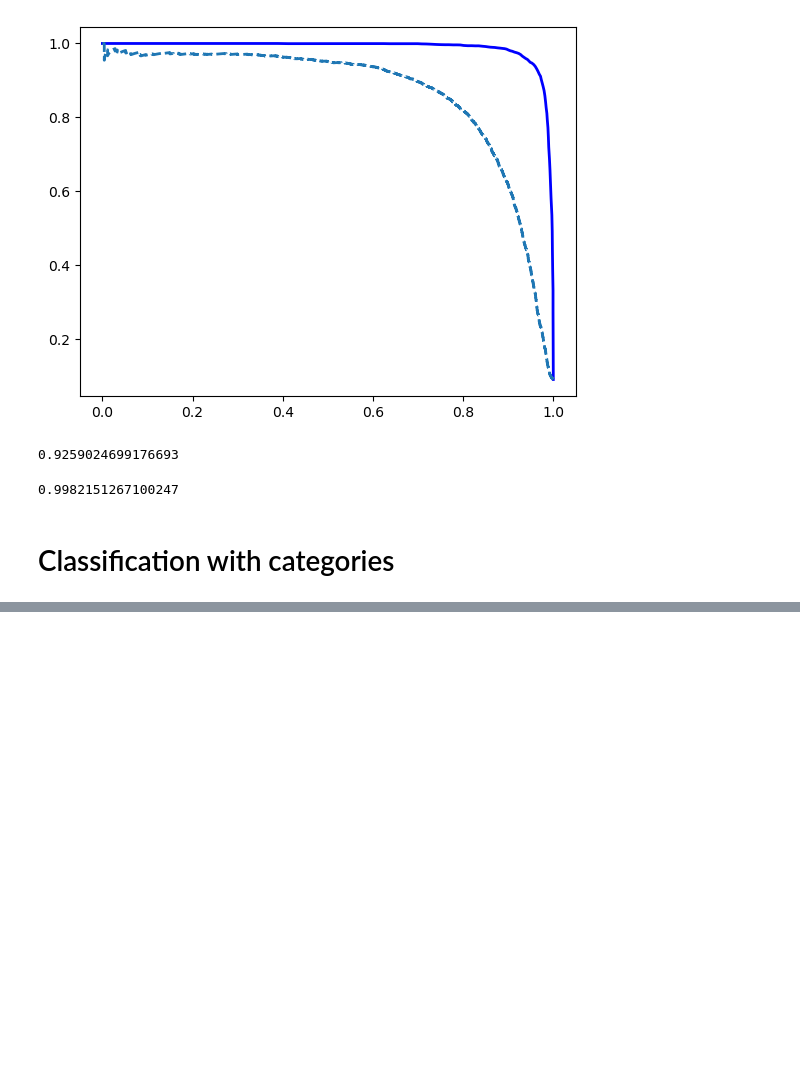
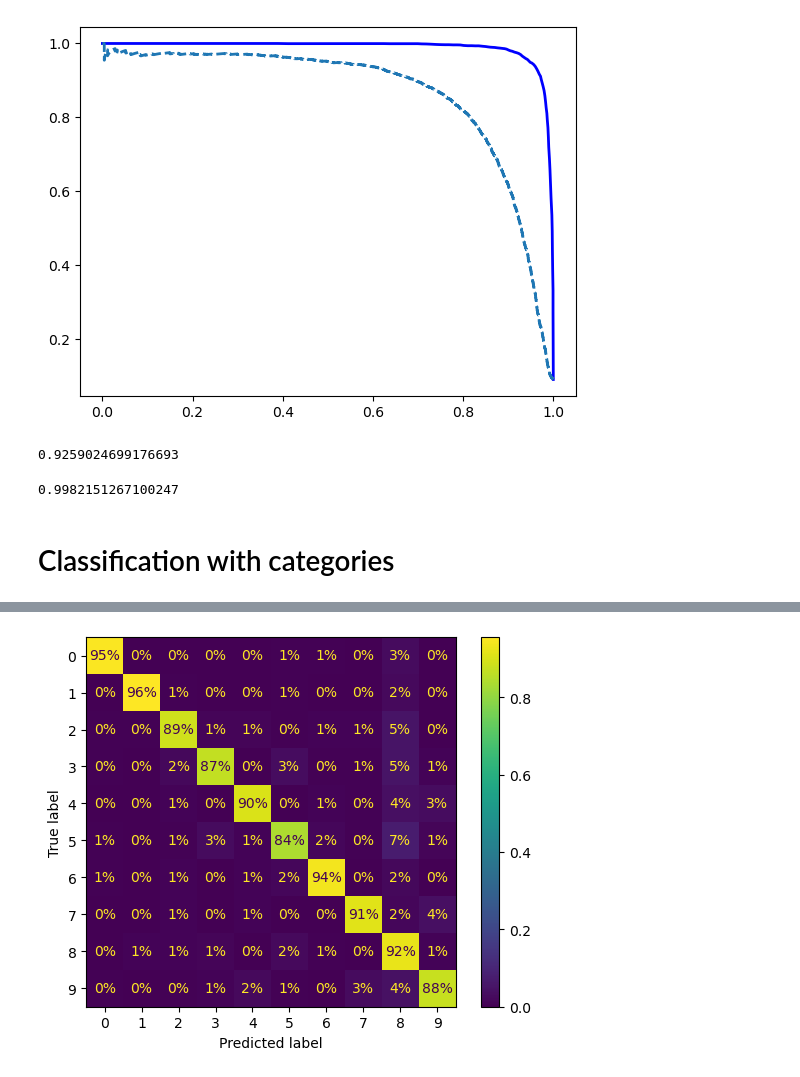
Before and after one commit to mailmezorro/handsOnMachineLearning, a Jupyter notebook: Chapter2_Mnist/mnist.ipynb, the cells around one changed output, grey strips where cells are left out. Saved outputs shown, nothing was run; the diff lists cells and outputs as text; code cells hidden in the pictures; blank space fills up the shorter version.

```diff
--- a/Chapter2_Mnist/mnist.ipynb
+++ b/Chapter2_Mnist/mnist.ipynb
@@ -387,0 +462,5 @@ roc_auc_score(y_train_5, y_scores_forest)
+# %%
+ConfusionMatrixDisplay.from_predictions(y_train, y_train_pred, normalize="true", values_format=".0%") # normalized, Value/total value (positive Category), Row Summary
+plt.show()
+# %% [output]
+[figure, added]
```
Also changed, not shown: parts of 14 cells of this notebook.
